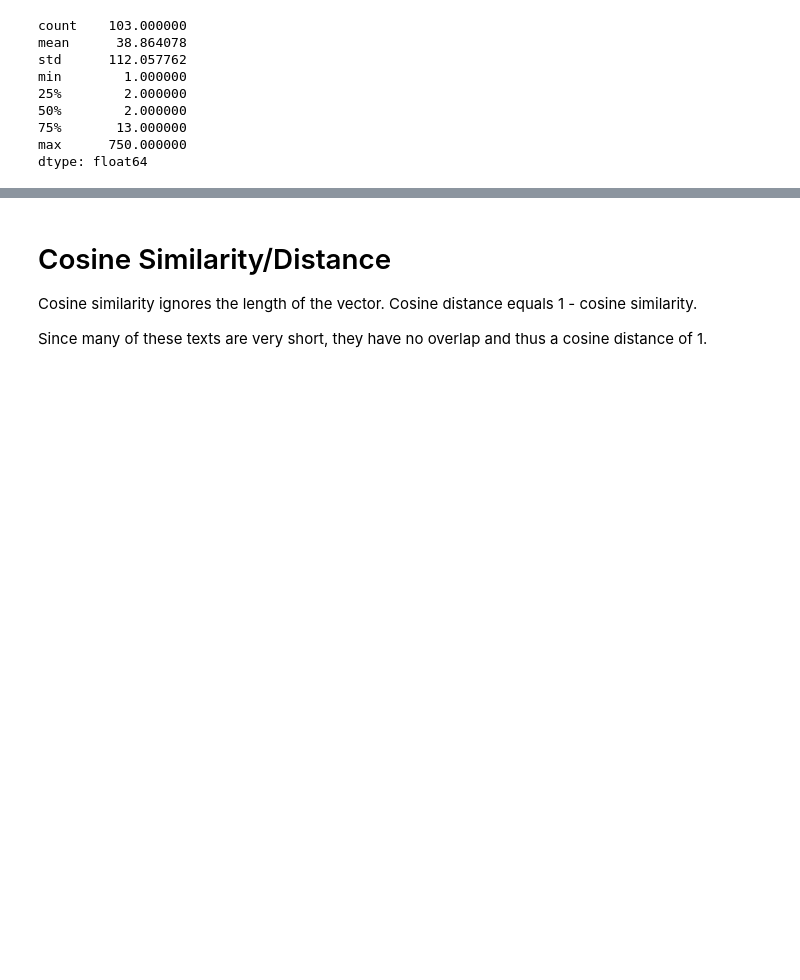
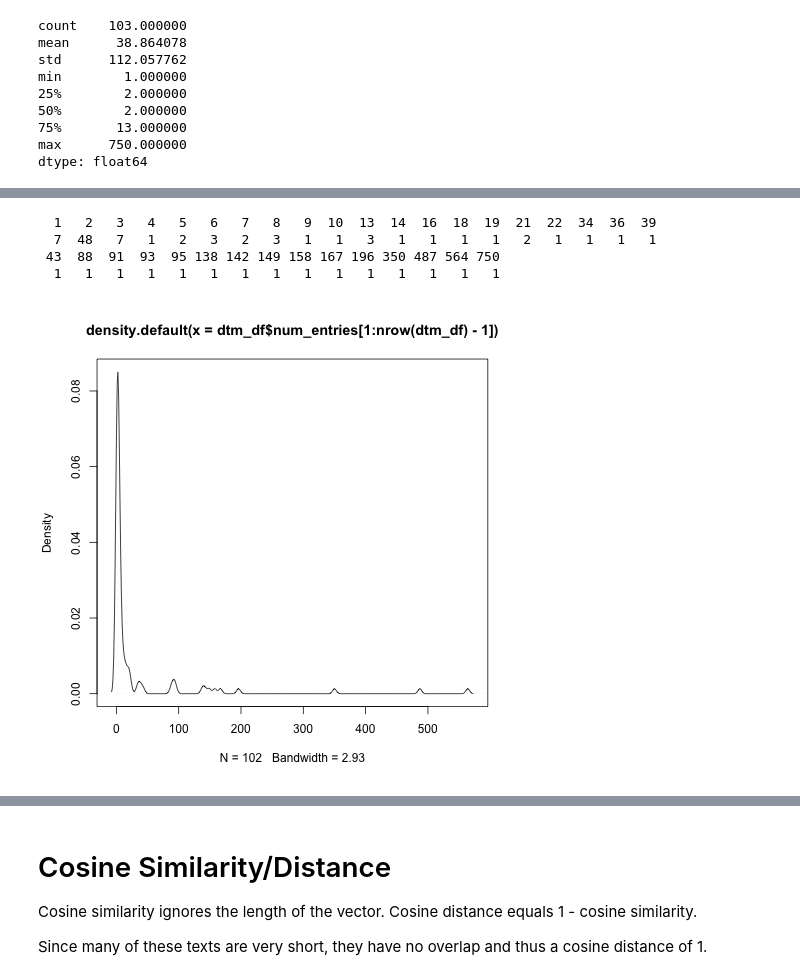
Before and after one commit to ErinBecker/digital-humanities-phylogenetics, a Jupyter notebook: scripts/Exploration_OB_wood.ipynb, the cells around one changed output, grey strips where cells are left out. Saved outputs shown, nothing was run; the diff lists cells and outputs as text; code cells hidden in the pictures; blank space fills up the shorter version.

```diff
--- a/scripts/Exploration_OB_wood.ipynb
+++ b/scripts/Exploration_OB_wood.ipynb
@@ -205,0 +215,12 @@ dtype: float64
+# %%
+%%R -i dtm_df
+dtm_df$num_entries = rowSums(dtm_df)
+
+plot(density(dtm_df$num_entries[1:nrow(dtm_df)-1])) #don't include sum of all entries across documents in density plot
+table(dtm_df$num_entries[1:nrow(dtm_df)]) #number of documents with each number of entries
+# %% [output]
+  1   2   3   4   5   6   7   8   9  10  13  14  16  18  19  21  22  34  36  39
+  7  48   7   1   2   3   2   3   1   1   3   1   1   1   1   2   1   1   1   1
+ 43  88  91  93  95 138 142 149 158 167 196 350 487 564 750
+  1   1   1   1   1   1   1   1   1   1   1   1   1   1   1
+[figure, added]
```
Also changed, not shown: parts of 5 cells of this notebook.
